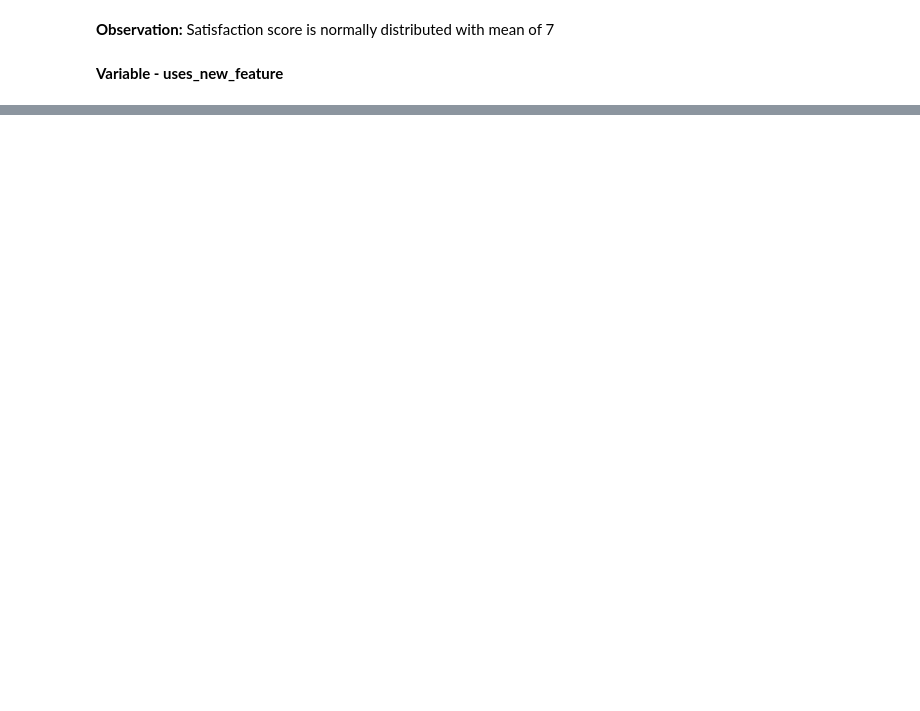
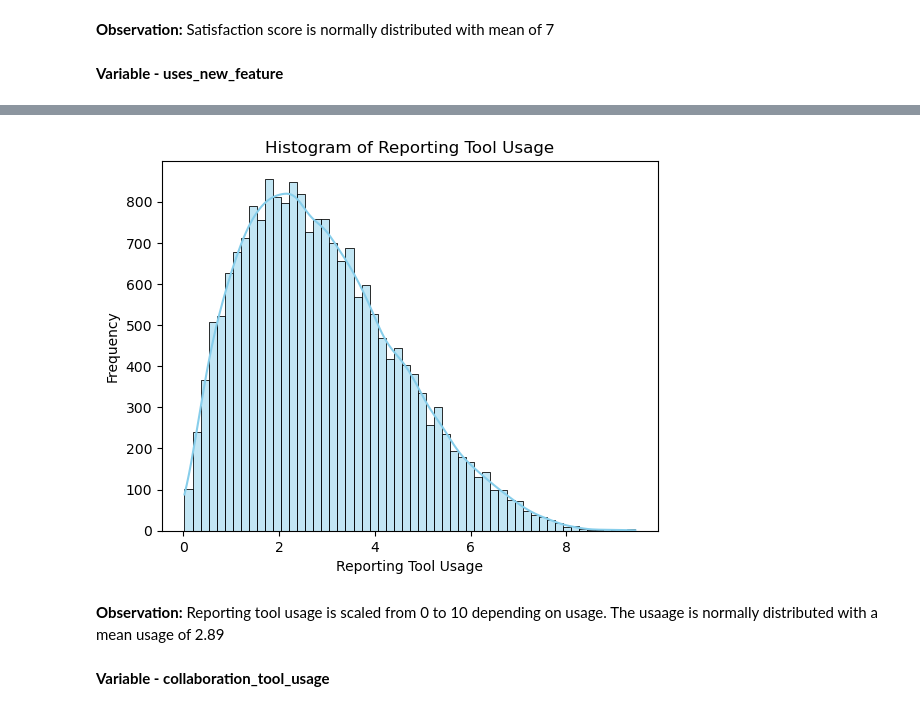
Before and after one commit to shruti0209/LearnML_Capstone, a Jupyter notebook: Lookalike_Analysis.ipynb, the cells around one changed output, grey strips where cells are left out. Saved outputs shown, nothing was run; the diff lists cells and outputs as text; code cells hidden in the pictures; blank space fills up the shorter version.

```diff
--- a/Lookalike_Analysis.ipynb
+++ b/Lookalike_Analysis.ipynb
@@ -159,0 +233,13 @@ plt.show()
+# %%
+# Plot histogram of reporting tool usage
+sns.histplot(data['reporting_tool_usage'], kde=True, color='skyblue')
+plt.title('Histogram of Reporting Tool Usage')
+plt.xlabel('Reporting Tool Usage')
+plt.ylabel('Frequency')
+plt.show()
+# %% [output]
+[figure, added]
+# %% [markdown]
+**Observation:** Reporting tool usage is scaled from 0 to 10 depending on usage. The usaage is normally distributed with a mean usage of 2.89
+# %% [markdown]
+**Variable - collaboration_tool_usage**
```
Also changed, not shown: parts of 129 cells of this notebook.
